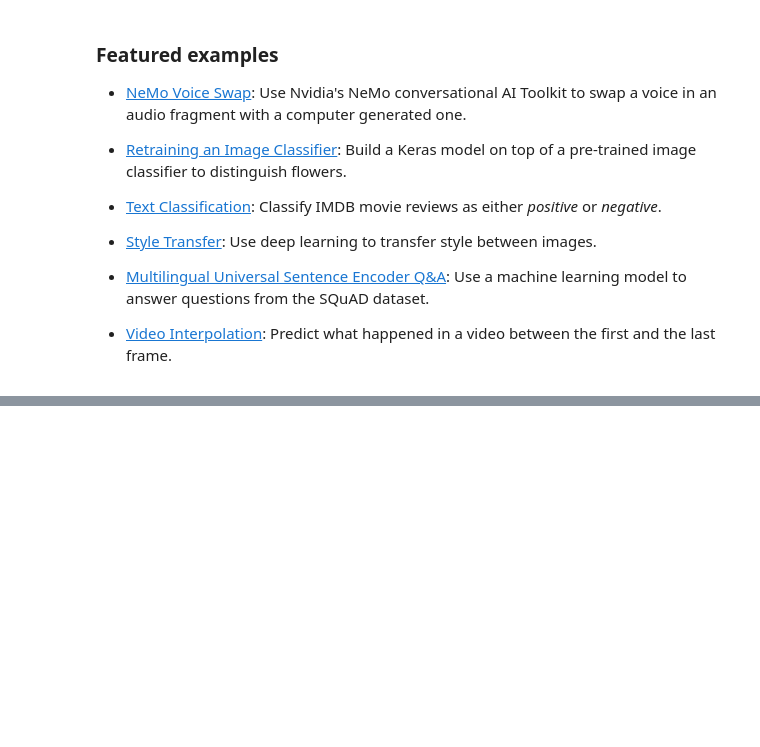
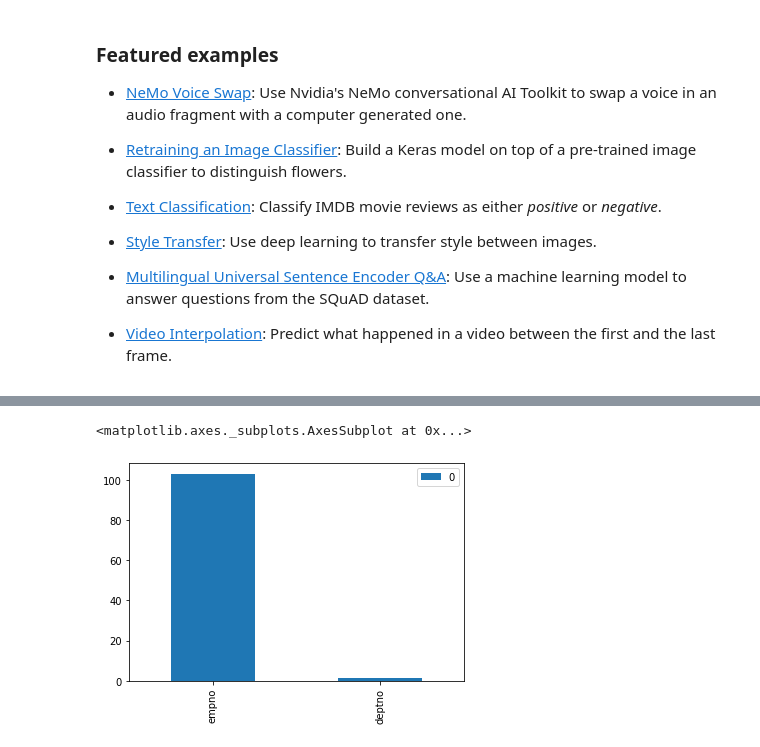
Before and after one commit to harshal0427/harshal0427, a Jupyter notebook: Welcome_To_Colaboratory.ipynb, the cells around one changed output, grey strips where cells are left out. Saved outputs shown, nothing was run; the diff lists cells and outputs as text; code cells hidden in the pictures; blank space fills up the shorter version.

```diff
--- a/Welcome_To_Colaboratory.ipynb
+++ b/Welcome_To_Colaboratory.ipynb
@@ -204,0 +334,5 @@ df2
+# %%
+emp_vis.plot.bar()
+# %% [output]
+<matplotlib.axes._subplots.AxesSubplot at 0x...>
+[figure, added]
```
Also changed, not shown: parts of 47 cells of this notebook.
